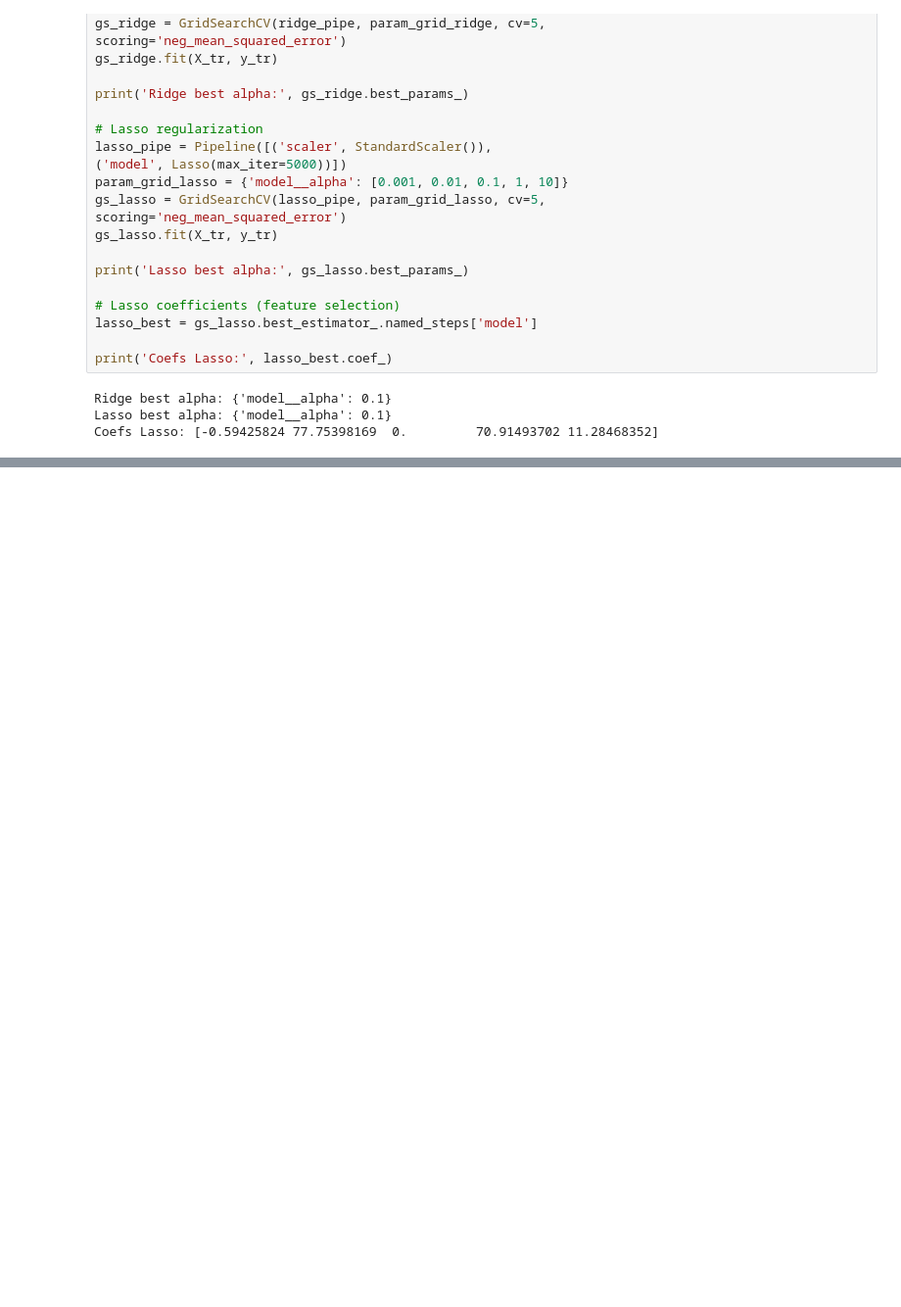
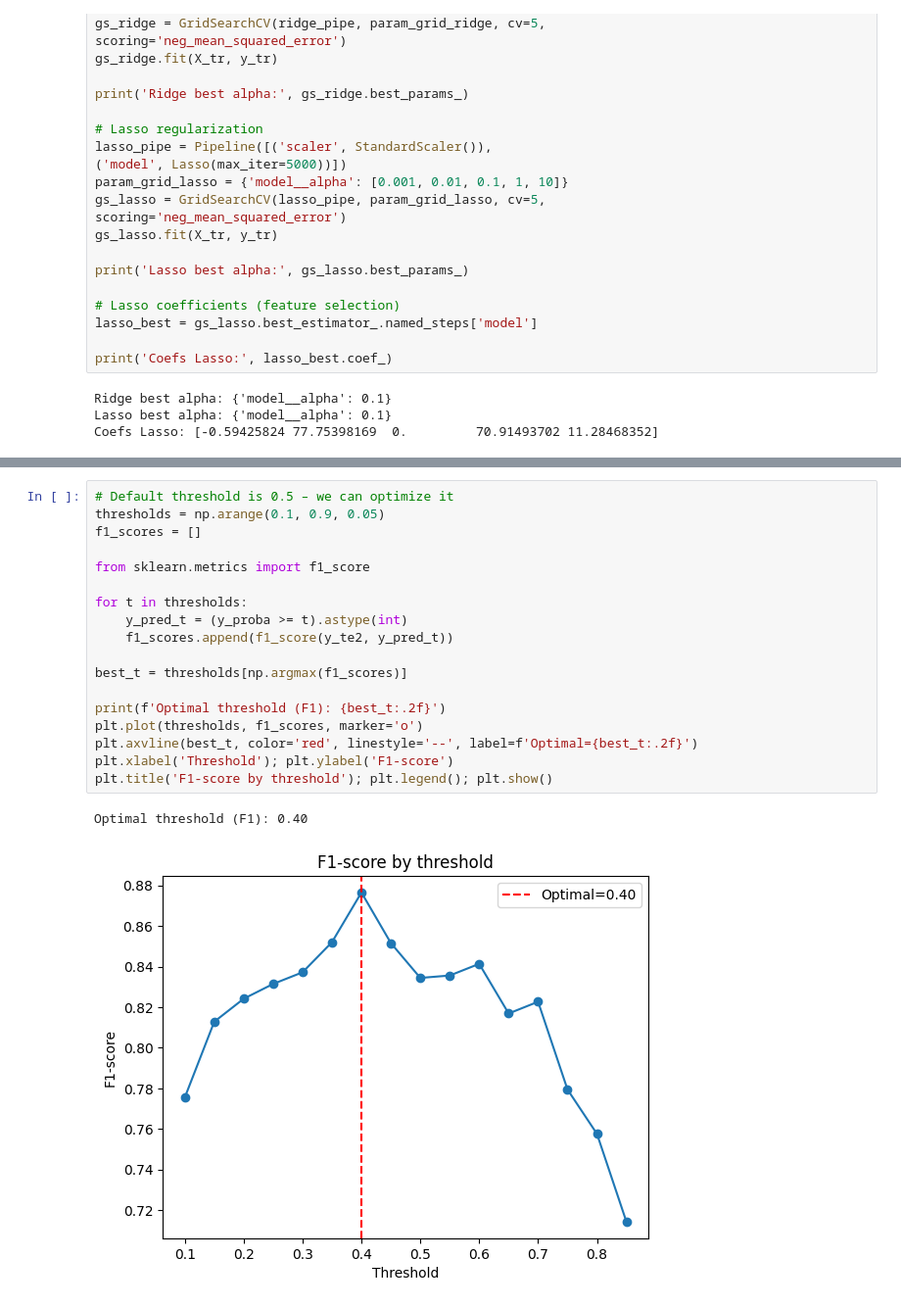
Before and after one commit to coriom/Introduction_K-means, a Jupyter notebook: TP_2.ipynb, the cells around one changed output, grey strips where cells are left out. Shown at 98% size. Saved outputs shown, nothing was run; the diff lists cells and outputs as text; blank space fills up the shorter version.

```diff
--- a/TP_2.ipynb
+++ b/TP_2.ipynb
@@ -227,0 +415,21 @@ Q2.4
+# %%
+# Default threshold is 0.5 – we can optimize it
+thresholds = np.arange(0.1, 0.9, 0.05)
+f1_scores = []
+
+from sklearn.metrics import f1_score
+
+for t in thresholds:
+    y_pred_t = (y_proba >= t).astype(int)
+    f1_scores.append(f1_score(y_te2, y_pred_t))
+
+best_t = thresholds[np.argmax(f1_scores)]
+
+print(f'Optimal threshold (F1): {best_t:.2f}')
+plt.plot(thresholds, f1_scores, marker='o')
+plt.axvline(best_t, color='red', linestyle='--', label=f'Optimal={best_t:.2f}')
+plt.xlabel('Threshold'); plt.ylabel('F1-score')
+plt.title('F1-score by threshold'); plt.legend(); plt.show()
+# %% [output]
+Optimal threshold (F1): 0.40
+[figure, added]
```
Also changed, not shown: parts of 14 cells of this notebook.
